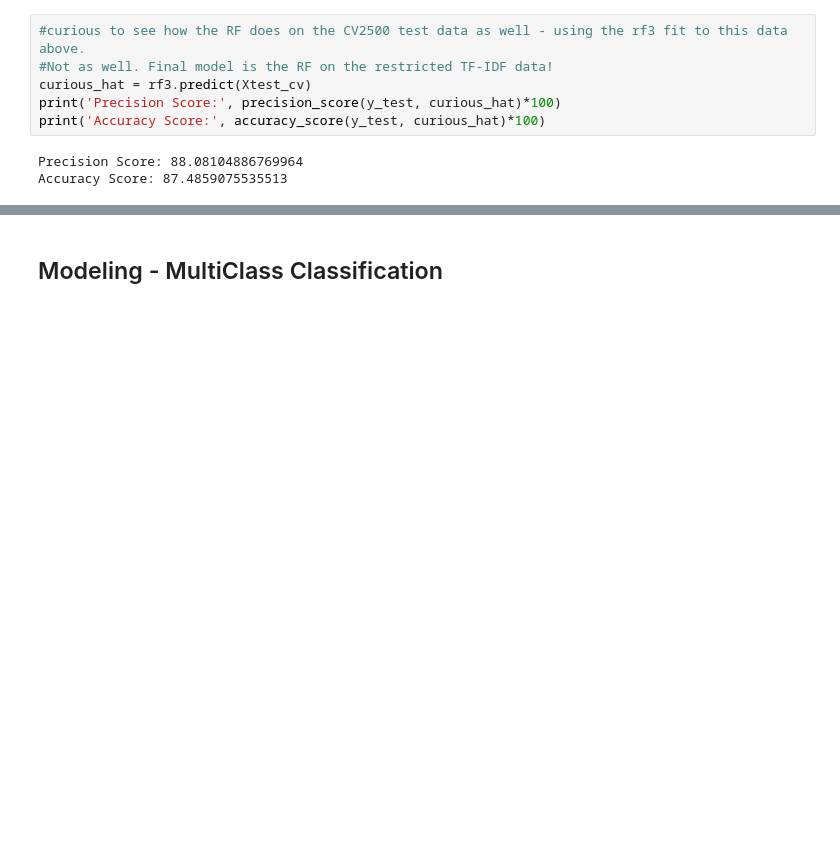
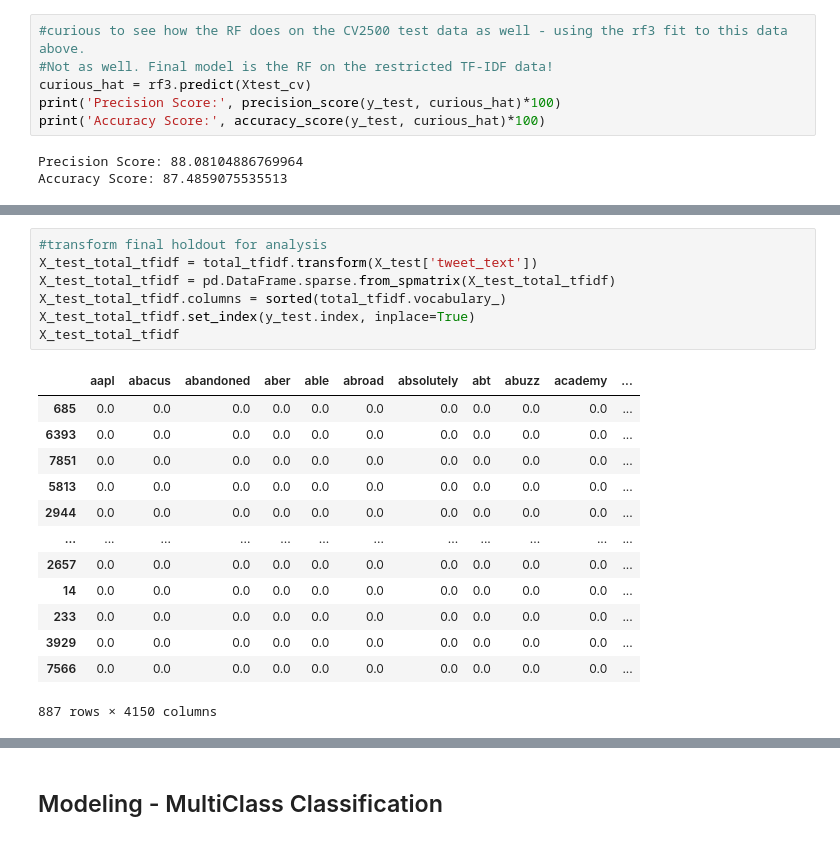
Before and after one commit to smashley-eakland/tweet-nlp-analysis, a Jupyter notebook: NLP.ipynb, the cells around one changed output, grey strips where cells are left out. Saved outputs shown, nothing was run; the diff lists cells and outputs as text; blank space fills up the shorter version.

```diff
--- a/NLP.ipynb
+++ b/NLP.ipynb
@@ -1106,0 +1276,21 @@ Accuracy Score: 87.4859075535513
+# %%
+#transform final holdout for analysis
+X_test_total_tfidf = total_tfidf.transform(X_test['tweet_text'])
+X_test_total_tfidf = pd.DataFrame.sparse.from_spmatrix(X_test_total_tfidf)
+X_test_total_tfidf.columns = sorted(total_tfidf.vocabulary_)
+X_test_total_tfidf.set_index(y_test.index, inplace=True)
+X_test_total_tfidf
+# %% [output]
+|  | aapl | abacus | abandoned | aber | able | abroad | absolutely | abt | abuzz | academy | ... |
+| 685 | 0.0 | 0.0 | 0.0 | 0.0 | 0.0 | 0.0 | 0.0 | 0.0 | 0.0 | 0.0 | ... |
+| 6393 | 0.0 | 0.0 | 0.0 | 0.0 | 0.0 | 0.0 | 0.0 | 0.0 | 0.0 | 0.0 | ... |
+| 7851 | 0.0 | 0.0 | 0.0 | 0.0 | 0.0 | 0.0 | 0.0 | 0.0 | 0.0 | 0.0 | ... |
+| 5813 | 0.0 | 0.0 | 0.0 | 0.0 | 0.0 | 0.0 | 0.0 | 0.0 | 0.0 | 0.0 | ... |
+| 2944 | 0.0 | 0.0 | 0.0 | 0.0 | 0.0 | 0.0 | 0.0 | 0.0 | 0.0 | 0.0 | ... |
+| ... | ... | ... | ... | ... | ... | ... | ... | ... | ... | ... | ... |
+| 2657 | 0.0 | 0.0 | 0.0 | 0.0 | 0.0 | 0.0 | 0.0 | 0.0 | 0.0 | 0.0 | ... |
+| 14 | 0.0 | 0.0 | 0.0 | 0.0 | 0.0 | 0.0 | 0.0 | 0.0 | 0.0 | 0.0 | ... |
+| 233 | 0.0 | 0.0 | 0.0 | 0.0 | 0.0 | 0.0 | 0.0 | 0.0 | 0.0 | 0.0 | ... |
+| 3929 | 0.0 | 0.0 | 0.0 | 0.0 | 0.0 | 0.0 | 0.0 | 0.0 | 0.0 | 0.0 | ... |
+| 7566 | 0.0 | 0.0 | 0.0 | 0.0 | 0.0 | 0.0 | 0.0 | 0.0 | 0.0 | 0.0 | ... |
+887 rows × 4150 columns
```
Also changed, not shown: parts of 66 cells of this notebook, 1 other file.
